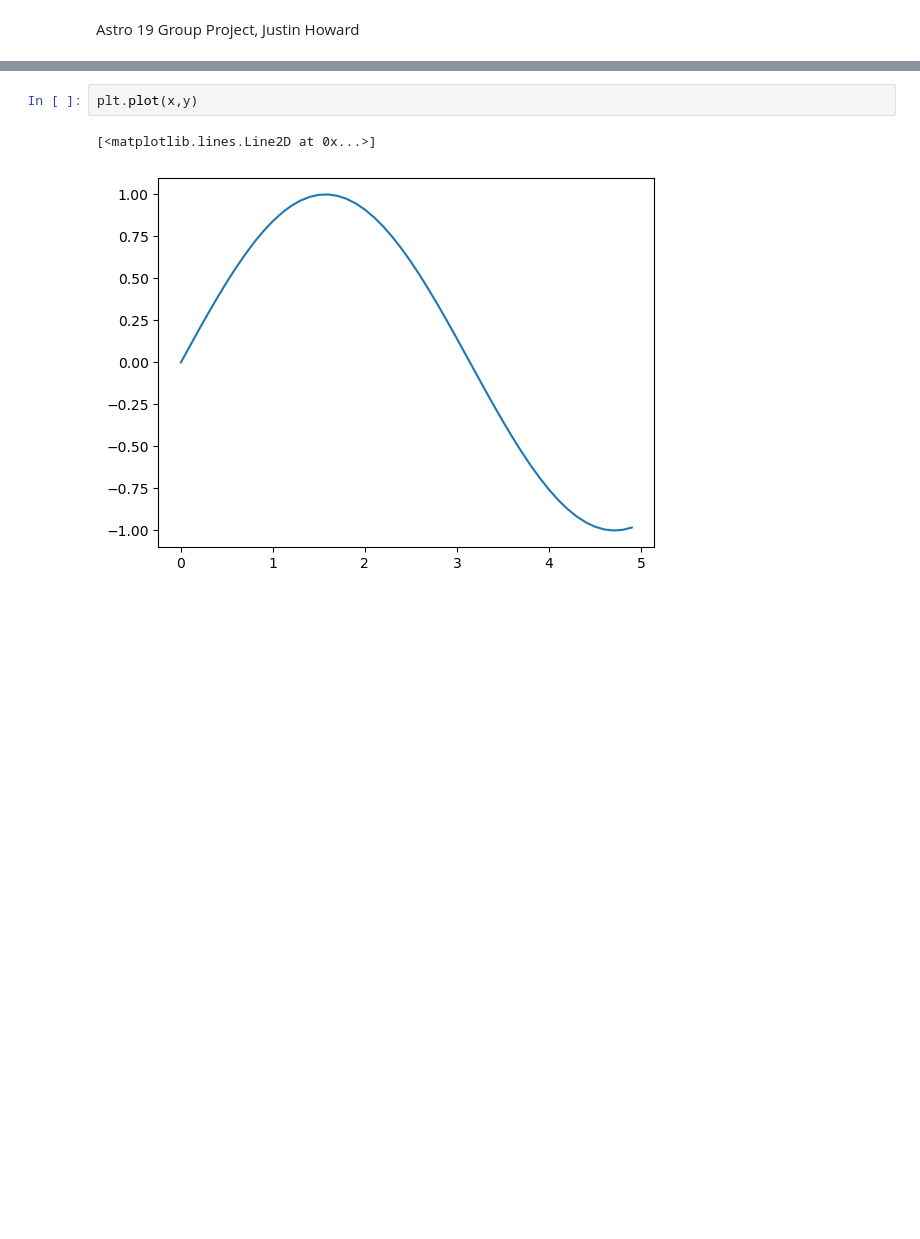
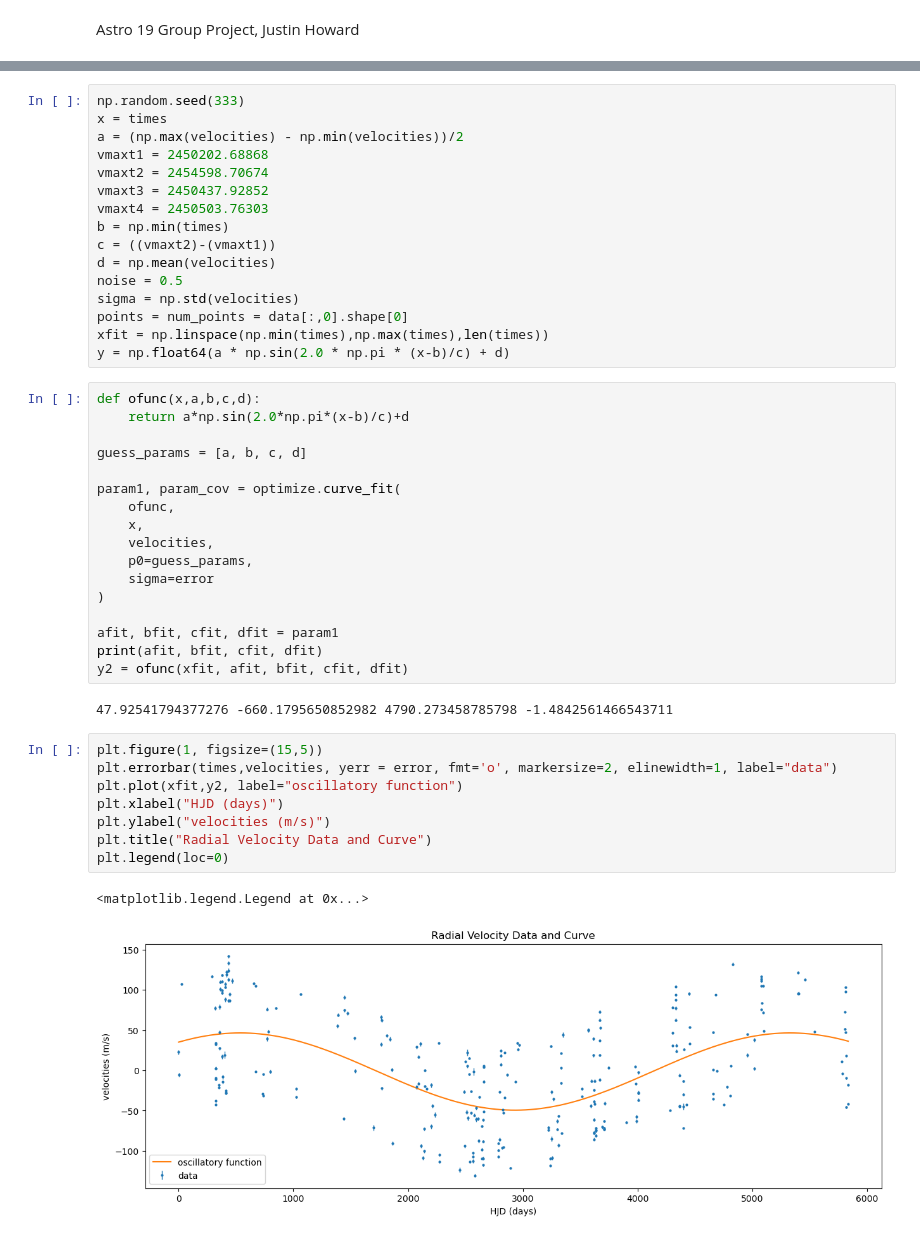
Before and after one commit to JHoward07/Atro-19-Group-Project, a Jupyter notebook: Group Project.ipynb, the cells around one changed output, grey strips where cells are left out. Cells and saved outputs as stored; diff of their text form; blank space fills up the shorter version.

```diff
--- a/Group Project.ipynb
+++ b/Group Project.ipynb
@@ -9,5 +15,46 @@ y = np.sin(x)
+# %%
+np.random.seed(333)
+x = times
+a = (np.max(velocities) - np.min(velocities))/2
+vmaxt1 = 2450202.68868
+vmaxt2 = 2454598.70674
+vmaxt3 = 2450437.92852
+vmaxt4 = 2450503.76303
+b = np.min(times)
+c = ((vmaxt2)-(vmaxt1))
+d = np.mean(velocities)
+noise = 0.5
+sigma = np.std(velocities)
+points = num_points = data[:,0].shape[0]
+xfit = np.linspace(np.min(times),np.max(times),len(times))
+y = np.float64(a * np.sin(2.0 * np.pi * (x-b)/c) + d)
+# %%
+def ofunc(x,a,b,c,d):
+    return a*np.sin(2.0*np.pi*(x-b)/c)+d
+
+guess_params = [a, b, c, d]
+
+param1, param_cov = optimize.curve_fit(
+    ofunc,
+    x,
+    velocities,
+    p0=guess_params,
+    sigma=error
+)
+
+afit, bfit, cfit, dfit = param1
+print(afit, bfit, cfit, dfit)
+y2 = ofunc(xfit, afit, bfit, cfit, dfit)
+# %% [output]
+47.92541794377276 -660.1795650852982 4790.273458785798 -1.4842561466543711
 # %%
-plt.plot(x,y)
+plt.figure(1, figsize=(15,5))
+plt.errorbar(times,velocities, yerr = error, fmt='o', markersize=2, elinewidth=1, label="data")
+plt.plot(xfit,y2, label="oscillatory function")
+plt.xlabel("HJD (days)")
+plt.ylabel("velocities (m/s)")
+plt.title("Radial Velocity Data and Curve")
+plt.legend(loc=0)
 # %% [output]
-[<matplotlib.lines.Line2D at 0x...>]
+<matplotlib.legend.Legend at 0x...>
-[figure, old version]
+[figure, new version]
```
Also changed, not shown: parts of 10 cells of this notebook.
